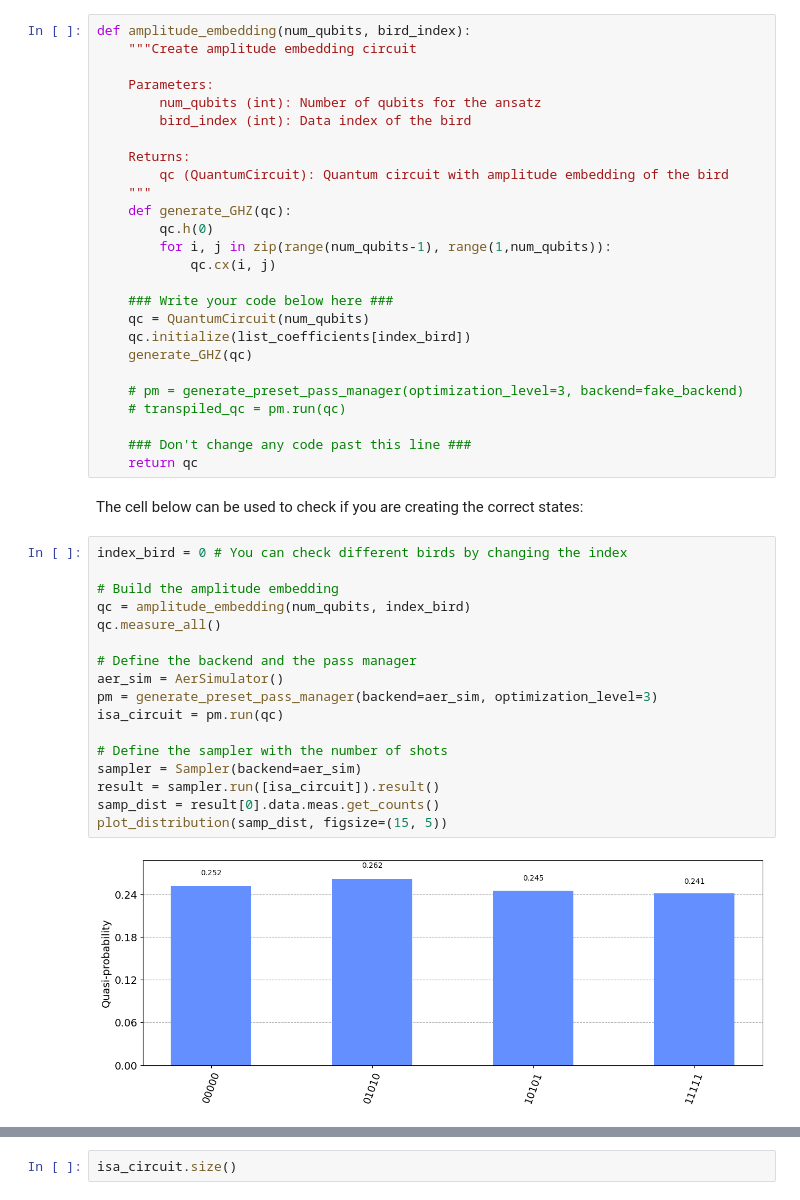
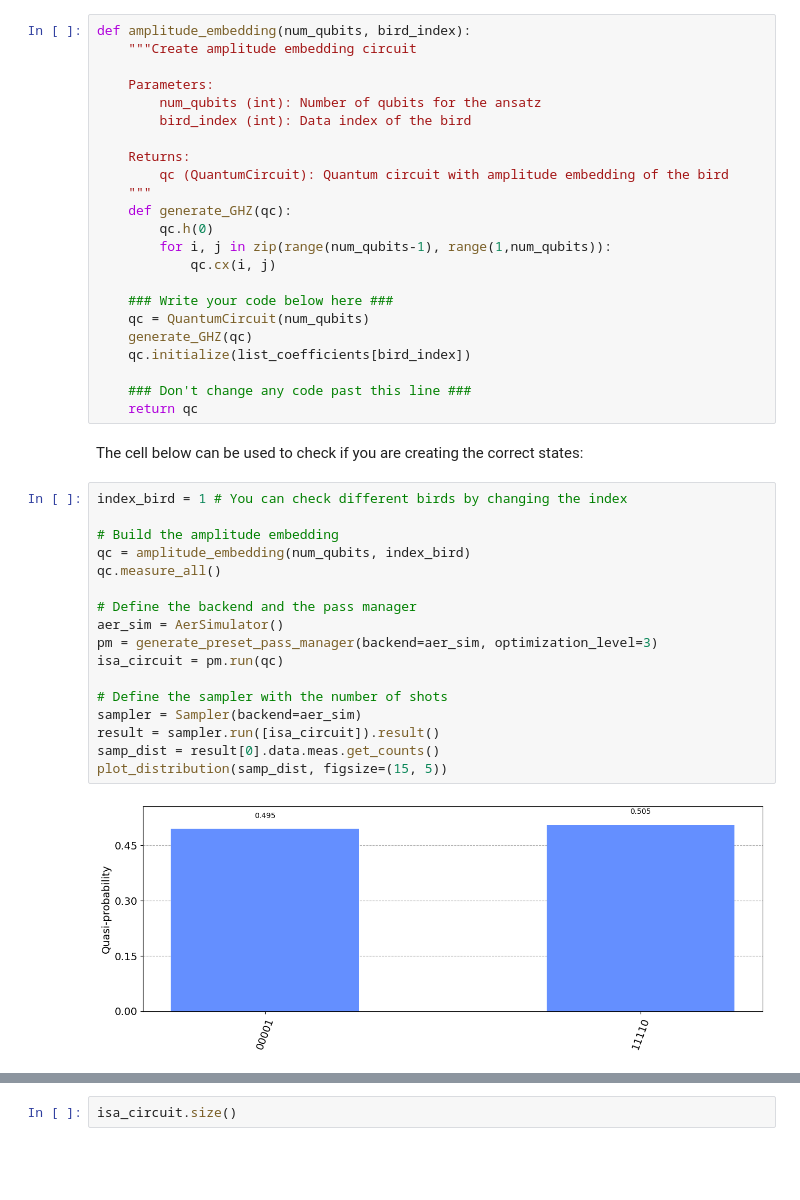
Before and after one commit to nuj02/Workshops, a Jupyter notebook: IBM Quantum Challenge/4/lab-4.ipynb, the cells around one changed output, grey strips where cells are left out. Saved outputs shown, nothing was run; the diff lists cells and outputs as text; blank space fills up the shorter version.

```diff
--- a/IBM Quantum Challenge/4/lab-4.ipynb
+++ b/IBM Quantum Challenge/4/lab-4.ipynb
@@ -722,35 +722,32 @@ def amplitude_embedding(num_qubits, bird_index):
 
     ### Write your code below here ###
     qc = QuantumCircuit(num_qubits)
-    qc.initialize(list_coefficients[index_bird])
     generate_GHZ(qc)
-
-	# pm = generate_preset_pass_manager(optimization_level=3, backend=fake_backend)
-	# transpiled_qc = pm.run(qc)
+    qc.initialize(list_coefficients[bird_index])
 
     ### Don't change any code past this line ###
     return qc
 # %% [markdown]
 The cell below can be used to check if you are creating the correct states:
 # %%
-index_bird = 0 # You can check different birds by changing the index
+index_bird = 1 # You can check different birds by changing the index
 
 # Build the amplitude embedding
 qc = amplitude_embedding(num_qubits, index_bird)
 qc.measure_all()
 
 # Define the backend and the pass manager
 aer_sim = AerSimulator()
 pm = generate_preset_pass_manager(backend=aer_sim, optimization_level=3)
 isa_circuit = pm.run(qc)
 
 # Define the sampler with the number of shots
 sampler = Sampler(backend=aer_sim)
 result = sampler.run([isa_circuit]).result()
 samp_dist = result[0].data.meas.get_counts()
 plot_distribution(samp_dist, figsize=(15, 5))
 # %% [output]
-[figure, old version]
+[figure, new version]
 # %%
 isa_circuit.draw(output='mpl')
 # %% [output]
```
Also changed, not shown: parts of 17 cells of this notebook, 3 other files.
